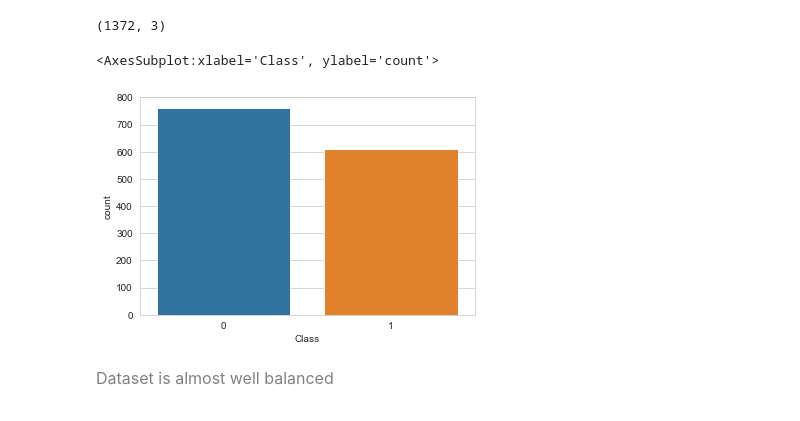
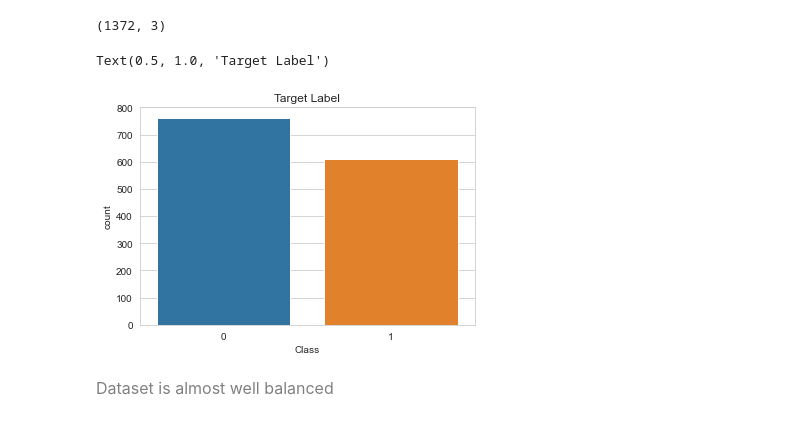
Before and after one commit to UserSaiVarma/Types_of_Gradient_Descent, a Jupyter notebook: 3 types of Gradient Descents.ipynb, the cells around one changed output. Saved outputs shown, nothing was run; the diff lists cells and outputs as text; code cells hidden in the pictures.

```diff
--- a/3 types of Gradient Descents.ipynb
+++ b/3 types of Gradient Descents.ipynb
@@ -35,9 +35,10 @@ data.shape
 (1372, 3)
 # %%
 sns.countplot(x='Class', data=data)
+plt.title("Target Label")
 # %% [output]
-<AxesSubplot:xlabel='Class', ylabel='count'>
+Text(0.5, 1.0, 'Target Label')
-[figure, old version]
+[figure, new version]
 # %% [markdown]
 <font size=3 color='grey'>Dataset is almost well balanced
 # %%
```
